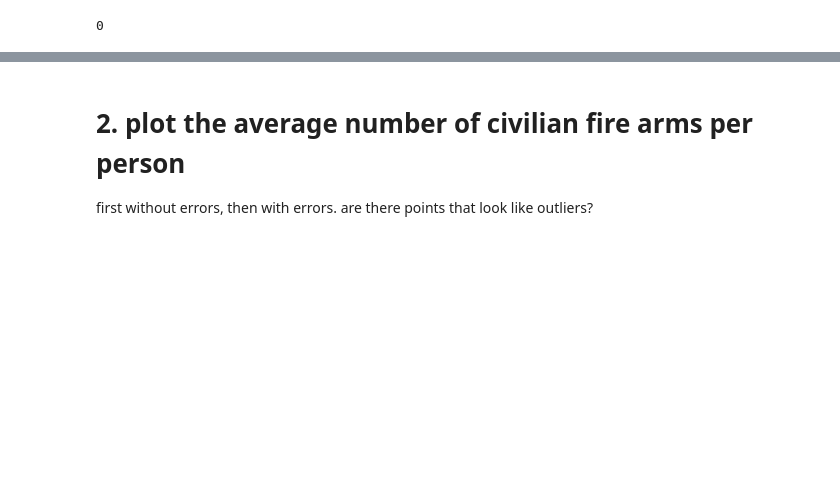
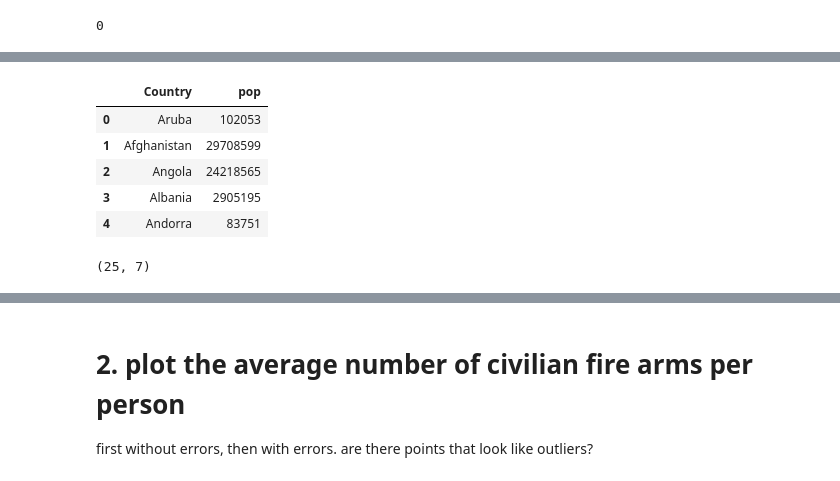
Before and after one commit to picniclin/PUI2017_yl5240, a Jupyter notebook: HW5_yl5240/HW5_Assignment3_yl5240.ipynb, the cells around one changed output, grey strips where cells are left out. Cells and saved outputs as stored; diff of their text form; code cells hidden in the pictures; blank space fills up the shorter version.

```diff
--- a/HW5_yl5240/HW5_Assignment3_yl5240.ipynb
+++ b/HW5_yl5240/HW5_Assignment3_yl5240.ipynb
@@ -119,0 +180,28 @@ df1_2.head()
+# %%
+# do above porcess again. a clean table done!
+country = []
+pop = []
+for x in list(df3['Country']):
+    country.append(x[1:-1])
+
+
+for y in list(df3['2012']):
+    pop.append(int(float(y[1:-1])))
+
+df3 = pd.DataFrame({'Country': country, 'pop':pop})
+df3.head()
+# %% [output]
+|  | Country | pop |
+| 0 | Aruba | 102053 |
+| 1 | Afghanistan | 29708599 |
+| 2 | Angola | 24218565 |
+| 3 | Albania | 2905195 |
+| 4 | Andorra | 83751 |
+# %%
+### merge df1&2&3
+### because there's 'United Kingdom' but not 'England and Wales' in df3, so we change the 'country' value name,
+### although it is not accurate to the df1 and df2
+df1_2_3 = pd.merge(df1_2.replace(['England and Wales'], ['United Kingdom']), df3, how = 'inner')
+df1_2_3.shape
+# %% [output]
+(25, 7)
```
Also changed, not shown: parts of 23 cells of this notebook.
